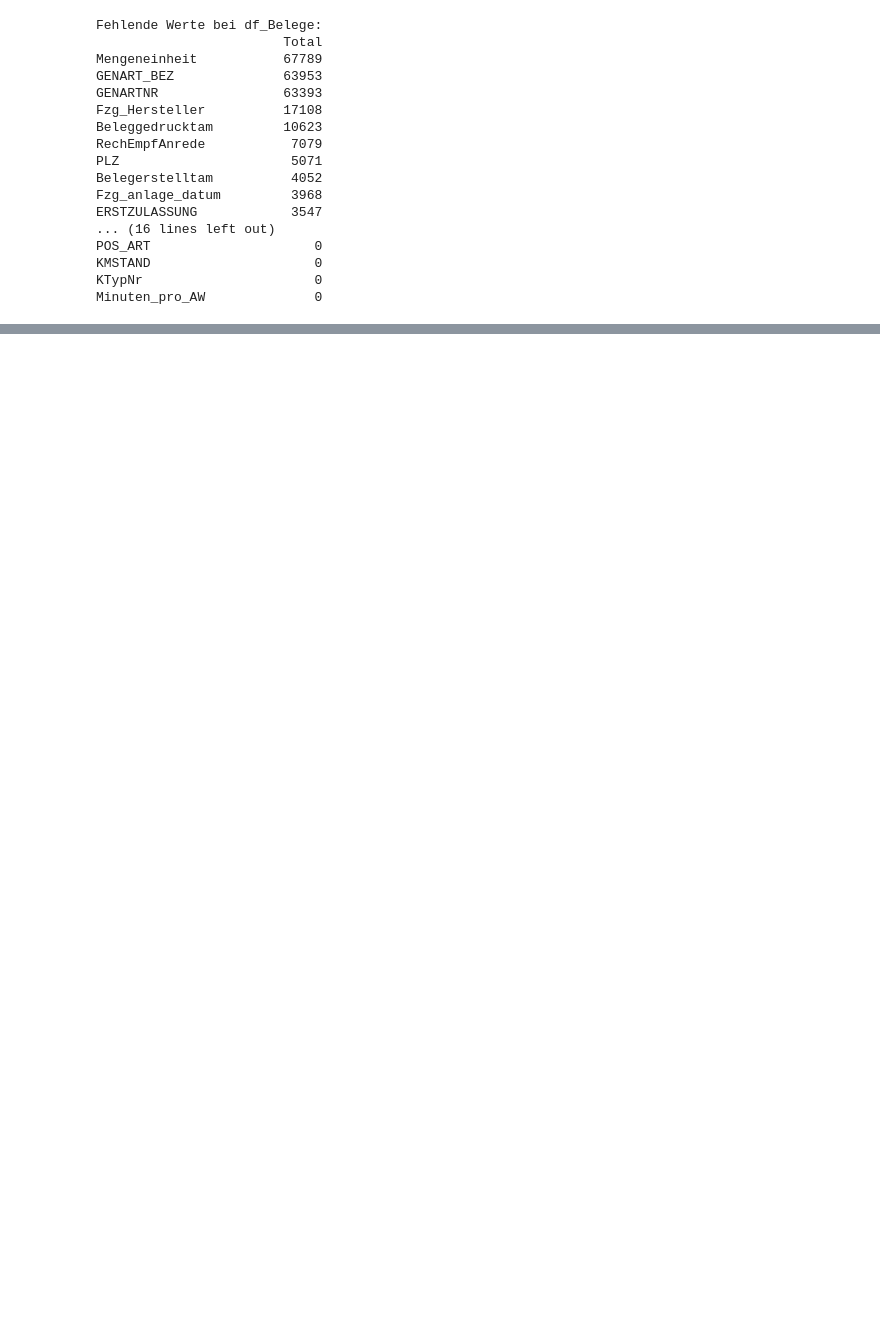
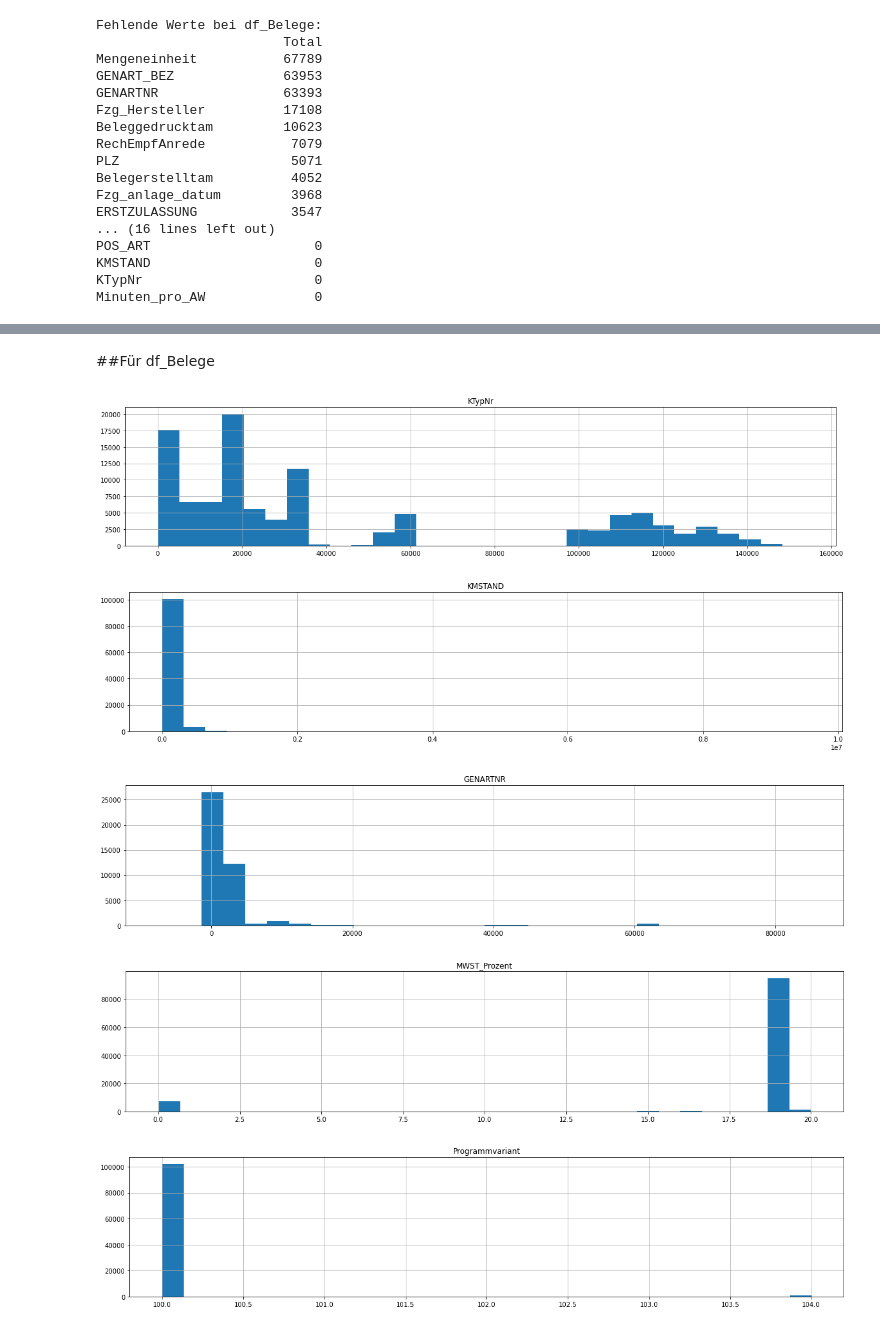
Before and after one commit to William-Zhang-26/BI-Analytics-Topmotive, a Jupyter notebook: Projekt_Topmotive.ipynb, the cells around one changed output, grey strips where cells are left out. Cells and saved outputs as stored; diff of their text form; code cells hidden in the pictures; blank space fills up the shorter version.

```diff
--- a/Projekt_Topmotive.ipynb
+++ b/Projekt_Topmotive.ipynb
@@ -331,0 +376,22 @@ Es ist wichtig zu beachten, dass 0 Wert muss nicht unbedingt fehlende Werte repr
+# %% [markdown]
+##Für df_Belege
+# %%
+import matplotlib.pyplot as plt
+
+# Ausschlussliste definieren
+ausschlussliste = ['BELEGDATUM', 'Belegerstelltam', 'Beleggedrucktam', 'ERSTZULASSUNG','PLZ','Fzg_anlage_datum']
+
+# Für jede numerische Spalte ein Histogramm erstellen
+numerische_spalten = df_Belege.select_dtypes(include=['int64', 'float64']).columns
+for spalte in numerische_spalten:
+        if spalte not in ausschlussliste:
+            plt.figure(figsize=(20, 4))
+            df_Belege[spalte].hist(bins=30)
+            plt.title(spalte)
+            plt.show()
+# %% [output]
+[figure, added]
+[figure, added]
+[figure, added]
+[figure, added]
+[figure, added]
```
Also changed, not shown: parts of 12 cells of this notebook.
